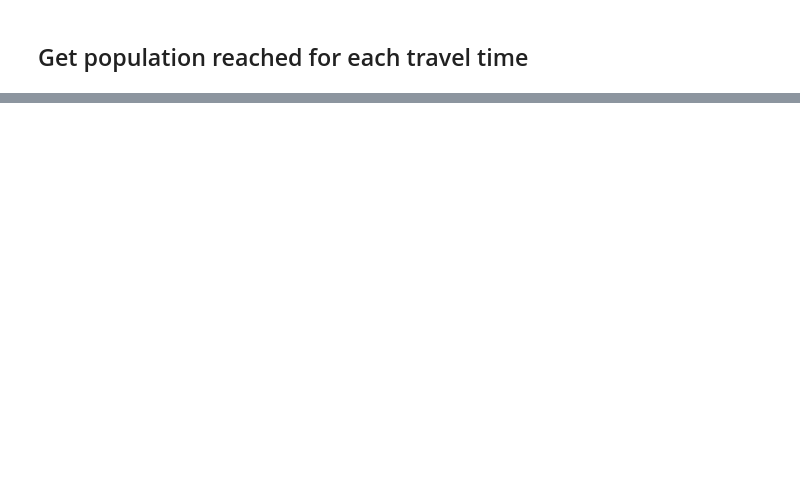
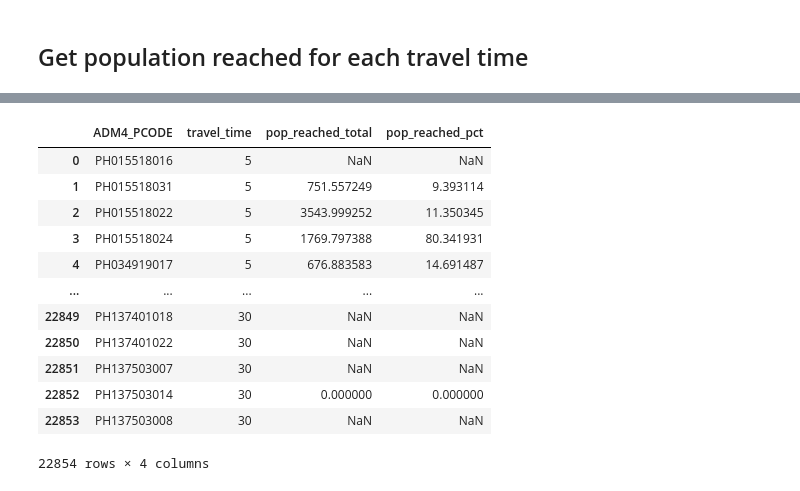
Before and after one commit to thinkingmachines/project-cchain, a Jupyter notebook: notebooks/tm/hospitals-isochrones/02-contours-to-adminlevel.ipynb, the cells around one changed output, grey strips where cells are left out. Drawn from its saved outputs; the diff is of its cells as text; code cells hidden in the pictures; blank space fills up the shorter version.

```diff
--- a/notebooks/tm/hospitals-isochrones/02-contours-to-adminlevel.ipynb
+++ b/notebooks/tm/hospitals-isochrones/02-contours-to-adminlevel.ipynb
@@ -263,0 +327,17 @@ rhu_pop_reached = compute_population_reached(rhu_grids, "rhu")
+# %%
+rhu_long = convert_to_long_form(rhu_pop_reached, "rhu")
+rhu_long
+# %% [output]
+|  | ADM4_PCODE | travel_time | pop_reached_total | pop_reached_pct |
+| 0 | PH015518016 | 5 | NaN | NaN |
+| 1 | PH015518031 | 5 | 751.557249 | 9.393114 |
+| 2 | PH015518022 | 5 | 3543.999252 | 11.350345 |
+| 3 | PH015518024 | 5 | 1769.797388 | 80.341931 |
+| 4 | PH034919017 | 5 | 676.883583 | 14.691487 |
+| ... | ... | ... | ... | ... |
+| 22849 | PH137401018 | 30 | NaN | NaN |
+| 22850 | PH137401022 | 30 | NaN | NaN |
+| 22851 | PH137503007 | 30 | NaN | NaN |
+| 22852 | PH137503014 | 30 | 0.000000 | 0.000000 |
+| 22853 | PH137503008 | 30 | NaN | NaN |
+22854 rows × 4 columns
```
Also changed, not shown: parts of 15 cells of this notebook.
